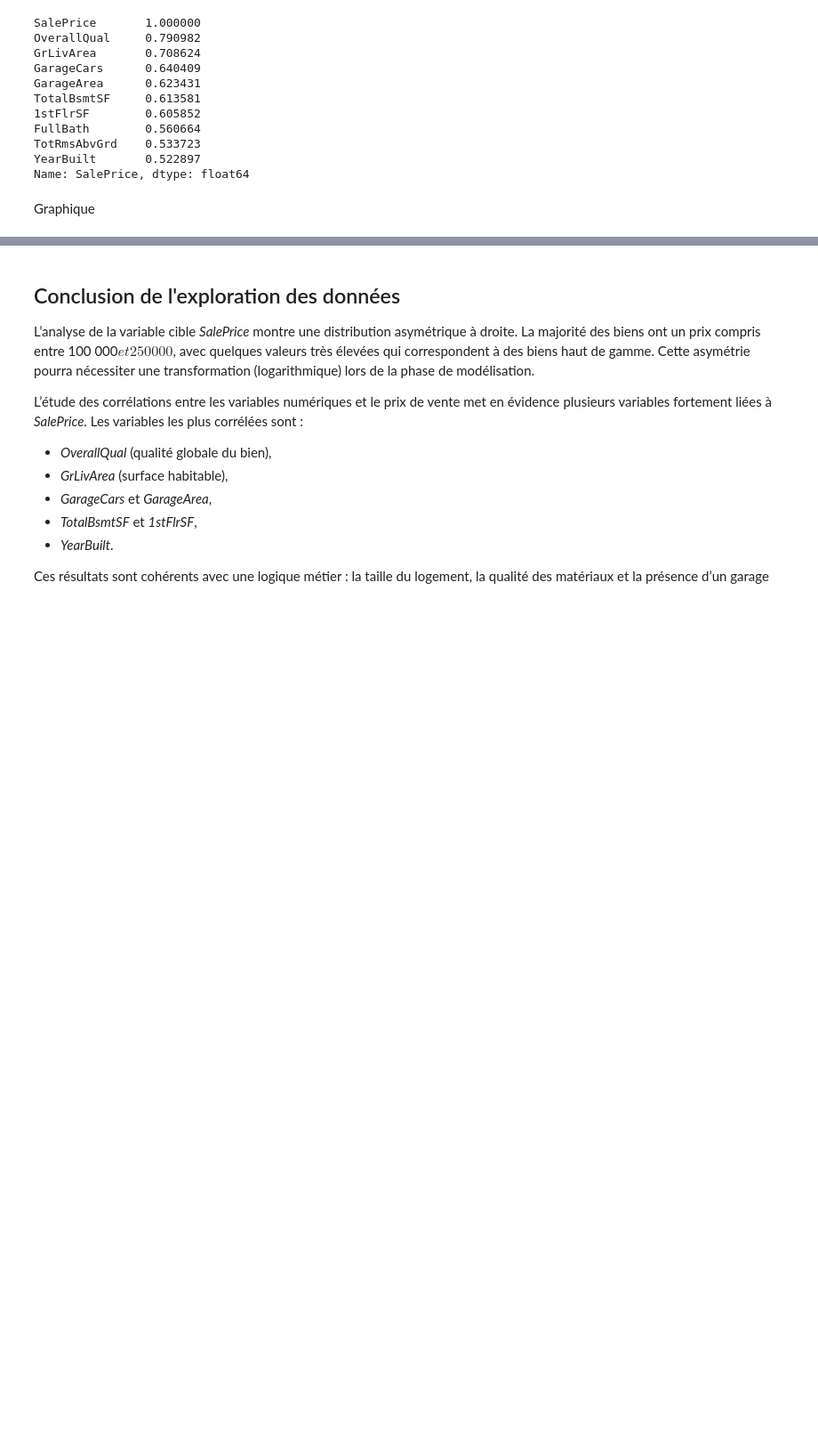
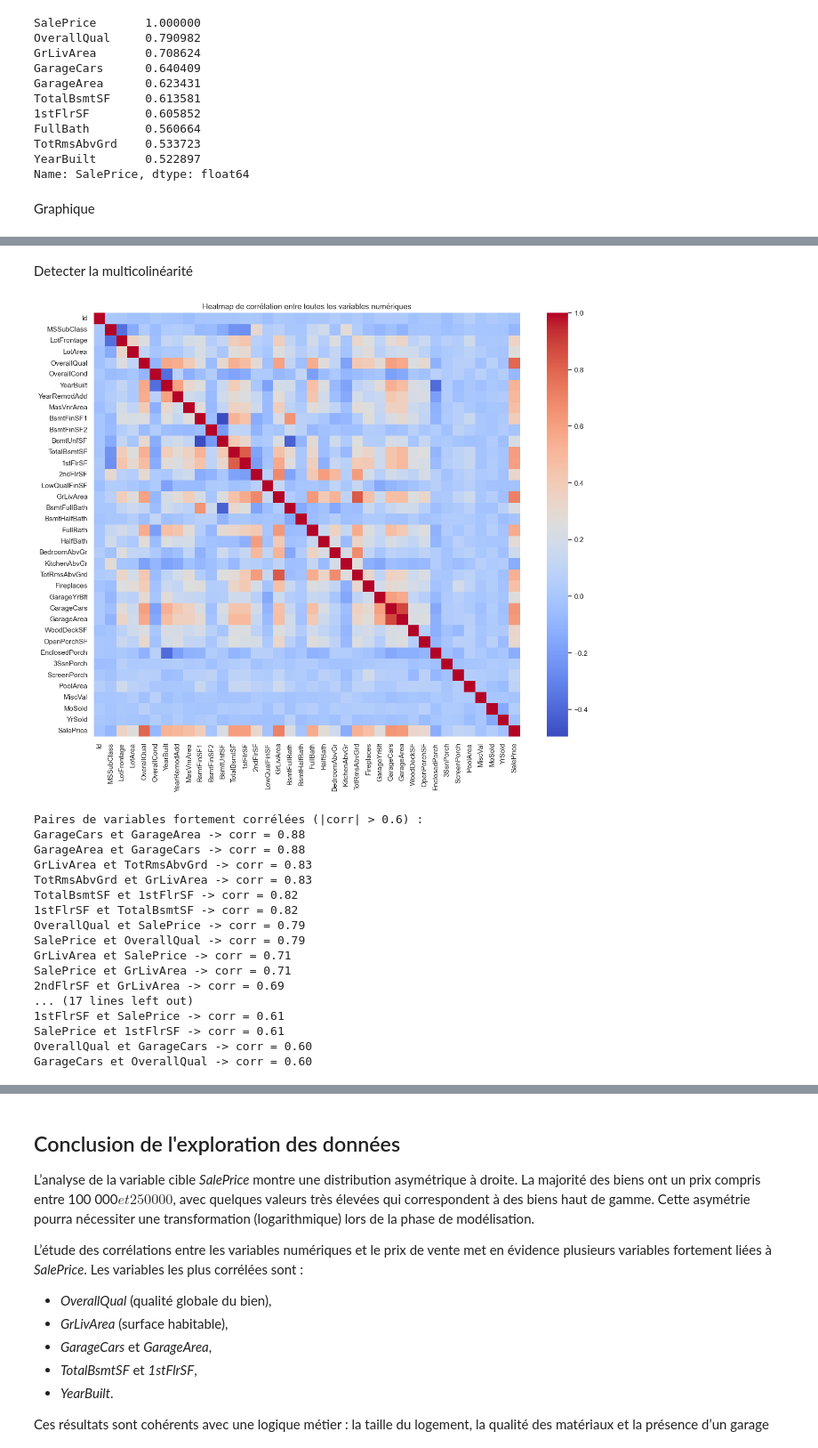
Before and after one commit to Louise160703/projet-mlops-house-prices, a Jupyter notebook: notebooks/01_exploration.ipynb, the cells around one changed output, grey strips where cells are left out. Shown at 89% size. Drawn from its saved outputs; the diff is of its cells as text; code cells hidden in the pictures; blank space fills up the shorter version.

```diff
--- a/notebooks/01_exploration.ipynb
+++ b/notebooks/01_exploration.ipynb
@@ -152,0 +303,44 @@ plt.show()
+# %% [markdown]
+Detecter la multicolinéarité
+# %%
+
+
+numeric_cols = train_df.select_dtypes(include=['int64', 'float64'])
+
+corr_matrix = numeric_cols.corr()
+
+plt.figure(figsize=(15,12))
+sns.heatmap(corr_matrix, annot=False, cmap='coolwarm')
+plt.title("Heatmap de corrélation entre toutes les variables numériques")
+plt.show()
+
+threshold = 0.6
+high_corr = np.where((abs(corr_matrix) > threshold) & (abs(corr_matrix) < 1.0))
+high_corr_pairs = [(corr_matrix.index[x], corr_matrix.columns[y], corr_matrix.iloc[x, y])
+                   for x, y in zip(*high_corr)]
+
+high_corr_pairs_sorted = sorted(high_corr_pairs, key=lambda x: abs(x[2]), reverse=True)
+
+
+print(f"Paires de variables fortement corrélées (|corr| > {threshold}) :")
+for pair in high_corr_pairs_sorted:
+    print(f"{pair[0]} et {pair[1]} -> corr = {pair[2]:.2f}")
+# %% [output]
+[figure, added]
+Paires de variables fortement corrélées (|corr| > 0.6) :
+GarageCars et GarageArea -> corr = 0.88
+GarageArea et GarageCars -> corr = 0.88
+GrLivArea et TotRmsAbvGrd -> corr = 0.83
+TotRmsAbvGrd et GrLivArea -> corr = 0.83
+TotalBsmtSF et 1stFlrSF -> corr = 0.82
+1stFlrSF et TotalBsmtSF -> corr = 0.82
+OverallQual et SalePrice -> corr = 0.79
+SalePrice et OverallQual -> corr = 0.79
+GrLivArea et SalePrice -> corr = 0.71
+SalePrice et GrLivArea -> corr = 0.71
+2ndFlrSF et GrLivArea -> corr = 0.69
+... (17 lines left out)
+1stFlrSF et SalePrice -> corr = 0.61
+SalePrice et 1stFlrSF -> corr = 0.61
+OverallQual et GarageCars -> corr = 0.60
+GarageCars et OverallQual -> corr = 0.60
```
Also changed, not shown: parts of 15 cells of this notebook, 1 other file.
